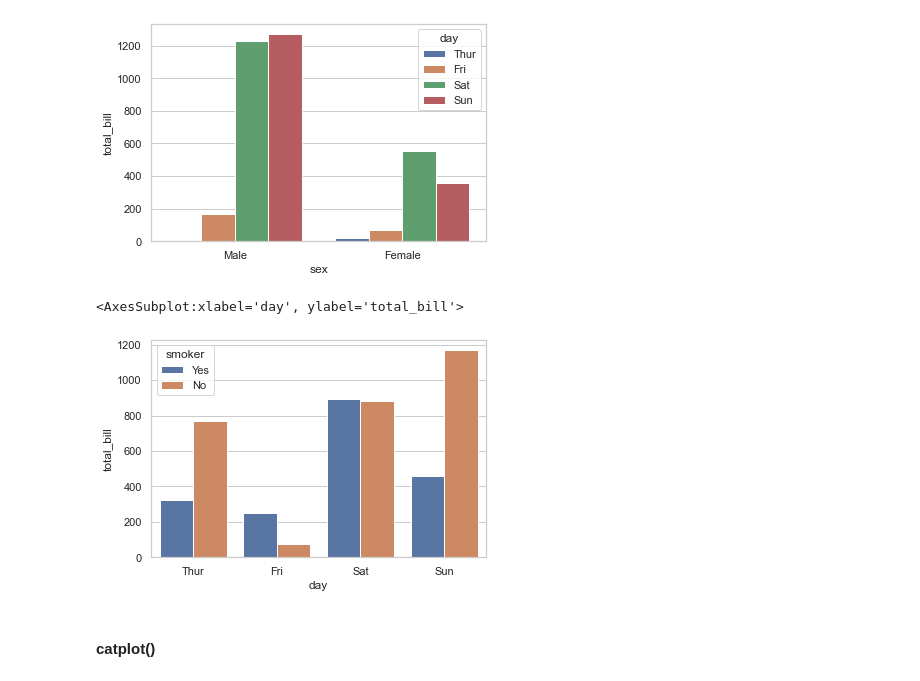
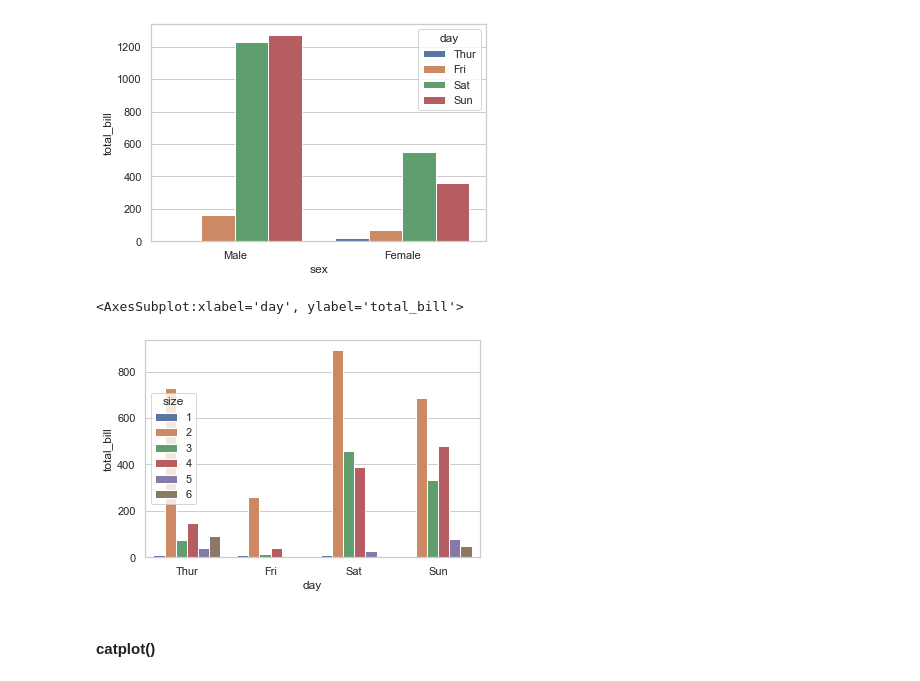
Before and after one commit to srikanthpragada/DS_04_FEB_2021, a Jupyter notebook: plots/seaborn_demo.ipynb, the cells around one changed output. Cells and saved outputs as stored; diff of their text form; code cells hidden in the pictures.

```diff
--- a/plots/seaborn_demo.ipynb
+++ b/plots/seaborn_demo.ipynb
@@ -70,10 +67,10 @@ sns.barplot(x="sex",y="total_bill", hue="day", ci=False, data = tips [ tips.time
 <AxesSubplot:xlabel='sex', ylabel='total_bill'>
 [figure]
 # %%
-sns.barplot(x="day",y="total_bill",data=tips,hue="smoker",ci=False, estimator=sum)
+sns.barplot(x="day",y="total_bill",data=tips,hue="size",ci=False, estimator=sum)
 # %% [output]
 <AxesSubplot:xlabel='day', ylabel='total_bill'>
-[figure, old version]
+[figure, new version]
 # %% [markdown]
 #### catplot()
 # %%
```
Also changed, not shown: parts of 8 cells of this notebook.
